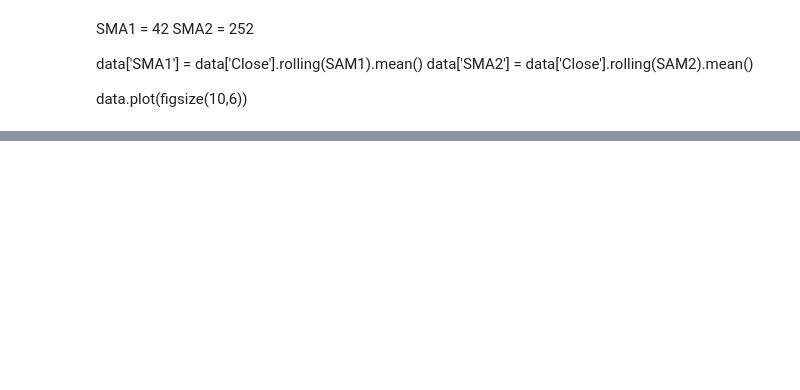
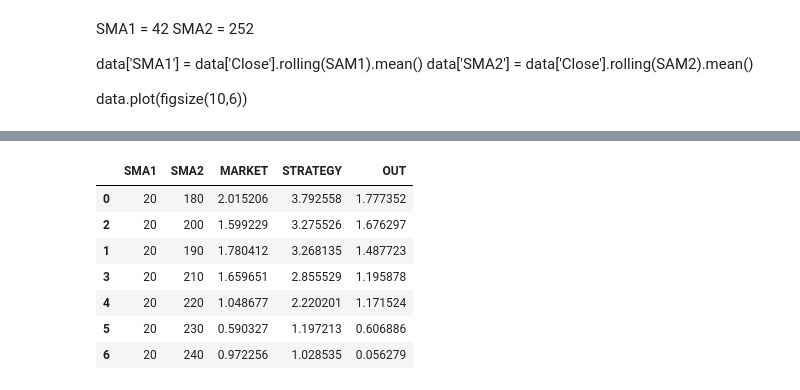
Before and after one commit to omsouravsharma/Python_for_algorithmic_trading-, a Jupyter notebook: Ch15.ipynb, the cells around one changed output, grey strips where cells are left out. Drawn from its saved outputs; the diff is of its cells as text; code cells hidden in the pictures; blank space fills up the shorter version.

```diff
--- a/Ch15.ipynb
+++ b/Ch15.ipynb
@@ -106,2 +106,23 @@ ax.get_legend().set_bbox_to_anchor((0.25, 0.85));
 # %%
-510
+from itertools import product
+sma1 = range(20, 61, 4)
+sma2 = range(180, 281, 10)
+
+results = pd.DataFrame()
+for SMA1, SMA2 in product(sma1, sma2):
+    data = pd.DataFrame(data)
+    data.dropna(inplace=True)
+    data['Returns'] = np.log(data['Close'] / data['Close'].shift(1))
+    data['SMA1'] = data['Close'].rolling(SMA1).mean()
+    data['SMA2'] = data['Close'].rolling(SMA2).mean()
+    data.dropna(inplace=True)
+    data['Position'] = np.where(data['SMA1'] > data['SMA2'], 1, -1)
+    data['Strategy'] = data['Position'].shift(1) * data['Returns']
+    data.dropna(inplace=True)
+    perf = np.exp(data[['Returns', 'Strategy']].sum())
+    results = results.append(pd.DataFrame(
+    {'SMA1': SMA1, 'SMA2': SMA2,
+   'MARKET': perf['Returns'],
+ 'STRATEGY': perf['Strategy'],
+ 'OUT': perf['Strategy'] - perf['Returns']},
+ index=[0]), ignore_index=True)
@@ -107,0 +144,11 @@ ax.get_legend().set_bbox_to_anchor((0.25, 0.85));
+# %%
+results.sort_values('OUT', ascending=False).head(7)
+# %% [output]
+|  | SMA1 | SMA2 | MARKET | STRATEGY | OUT |
+| 0 | 20 | 180 | 2.015206 | 3.792558 | 1.777352 |
+| 2 | 20 | 200 | 1.599229 | 3.275526 | 1.676297 |
+| 1 | 20 | 190 | 1.780412 | 3.268135 | 1.487723 |
+| 3 | 20 | 210 | 1.659651 | 2.855529 | 1.195878 |
+| 4 | 20 | 220 | 1.048677 | 2.220201 | 1.171524 |
+| 5 | 20 | 230 | 0.590327 | 1.197213 | 0.606886 |
+| 6 | 20 | 240 | 0.972256 | 1.028535 | 0.056279 |
```
Also changed, not shown: parts of 9 cells of this notebook.
